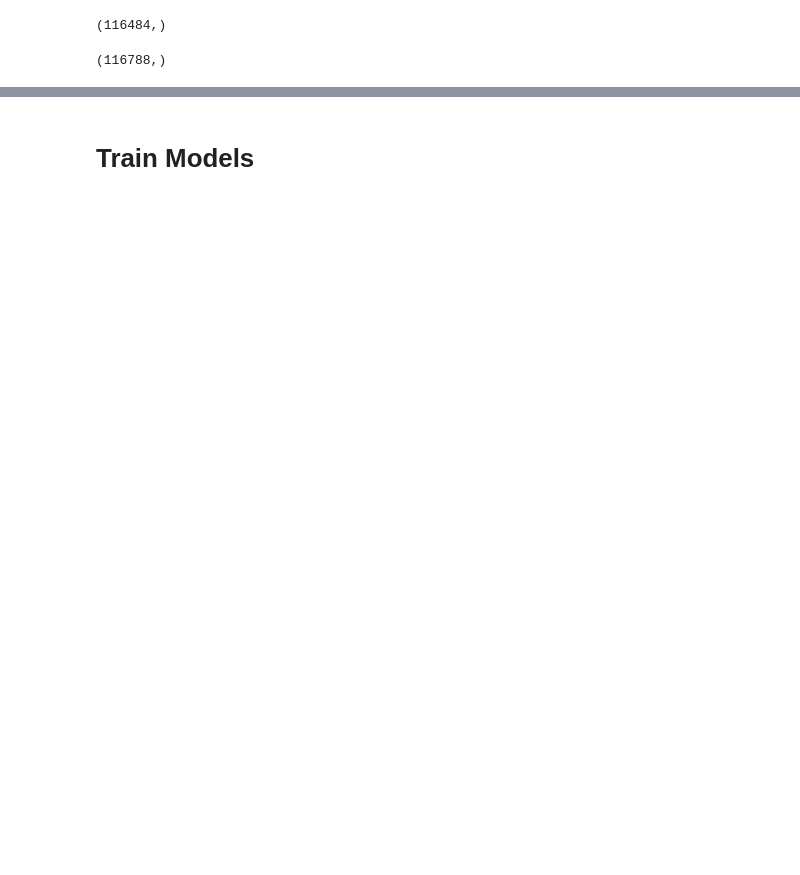
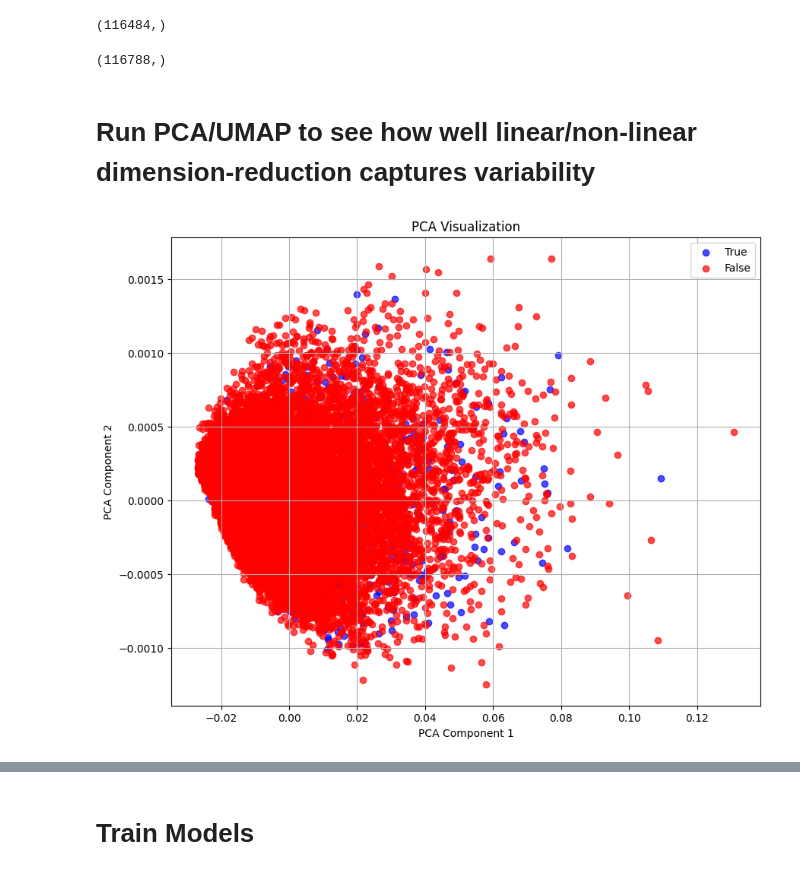
Before and after one commit to sanjayontheweb/SergioRotation, a Jupyter notebook: Addiction_RF.ipynb, the cells around one changed output, grey strips where cells are left out. Saved outputs shown, nothing was run; the diff lists cells and outputs as text; code cells hidden in the pictures; blank space fills up the shorter version.

```diff
--- a/Addiction_RF.ipynb
+++ b/Addiction_RF.ipynb
@@ -120,0 +107,2 @@ def runGenericRF(X, Y, name):
+# %% [markdown]
+# Run PCA/UMAP to see how well linear/non-linear dimension-reduction captures variability
@@ -120,0 +153,4 @@ def runGenericRF(X, Y, name):
+# %%
+plot_pca(X, Y)
+# %% [output]
+[figure, added]
```
Also changed, not shown: parts of 27 cells of this notebook, 9 other files.
